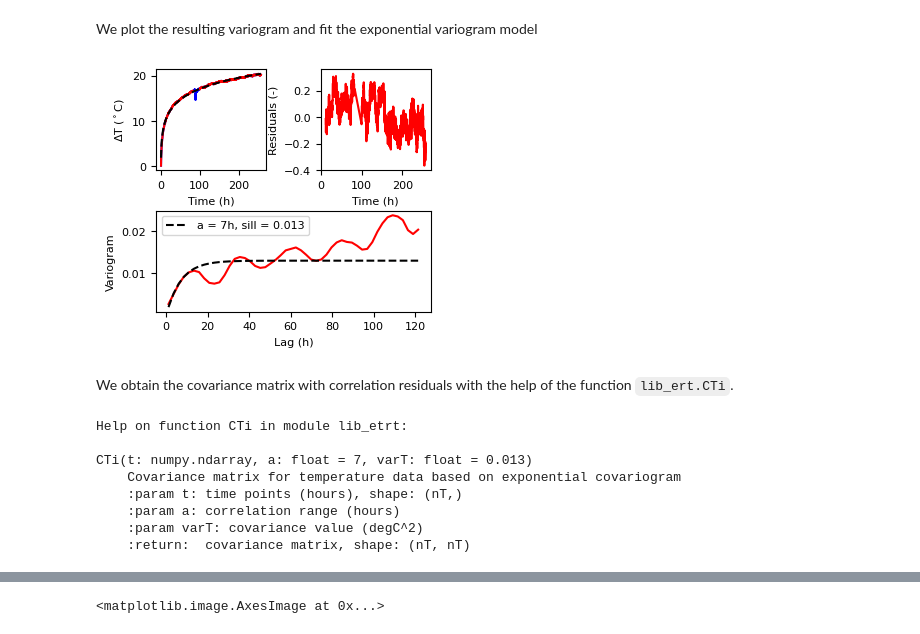
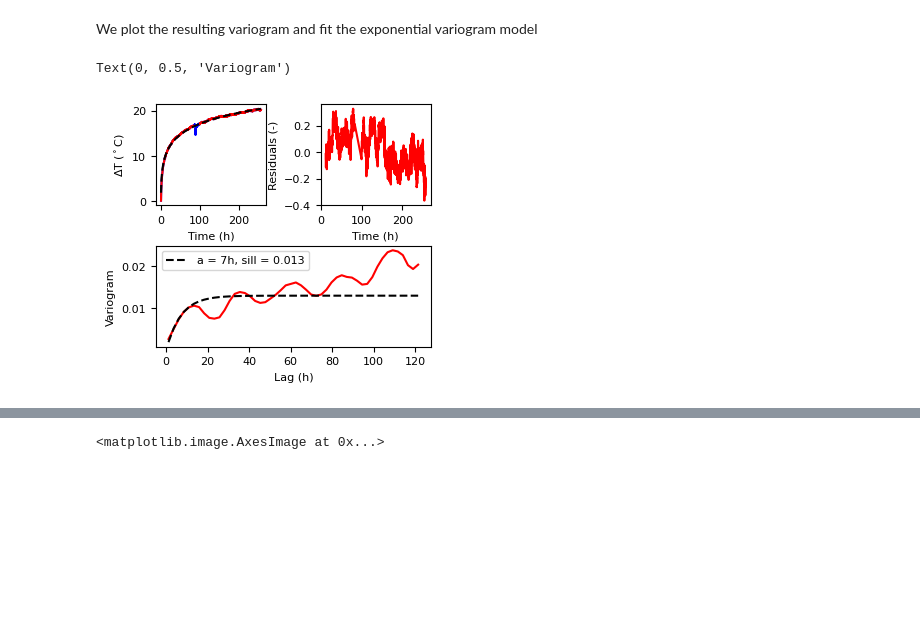
Before and after one commit to GeoCode-polymtl/E-TRT, a Jupyter notebook: ETRT_Varennes_example.ipynb, the cells around one changed output, grey strips where cells are left out. Drawn from its saved outputs; the diff is of its cells as text; code cells hidden in the pictures; blank space fills up the shorter version.

Commit message:
Add initial implementation of E-TRT package with core functionality and utilities

```diff
--- a/ETRT_Varennes_example.ipynb
+++ b/ETRT_Varennes_example.ipynb
@@ -288,50 +288,36 @@ We plot the resulting variogram and fit the exponential variogram model
 a = 7 # hours
 sill = 0.013
 exp_model = sill * (1 - np.exp(-lags /3600 / a))
-# %%
-import matplotlib.gridspec as gridspec
-
-fig = plt.figure(figsize=(9/2.54, 8/2.54))
-gs = gridspec.GridSpec(2, 2, height_ratios=[1, 1], width_ratios=[1, 1])
-gs.update(hspace=0.4, wspace=0.5)
-
-
-ax0 = fig.add_subplot(gs[0, 0])
-ax1 = fig.add_subplot(gs[0, 1])
-ax2 = fig.add_subplot(gs[1, :])
-
-ax0.plot(t_fiber/3600, T_fiber-T0, 'b-')
-ax0.plot(t_fiber[:500]/3600, T_fiber[:500]-T0, 'r-')
-ax0.plot(t_fiber[600:]/3600, T_fiber[600:]-T0, 'r-')
-ax0.plot(t_fiber/3600, dT_est, 'k--')
-
-ax1.plot(t/3600, resT, 'r-')
-
-ax2.plot(lags/3600, variogram, 'r-')
-ax2.plot(lags/3600, exp_model, 'k--', label='a = 7h, sill = 0.013')
-ax2.legend()
-
-
-ax0.set_xlabel('Time (h)')
-ax0.set_ylabel('$\Delta$T ($^\circ$C)')
-ax1.set_xlabel('Time (h)')
-ax1.set_ylabel('Residuals (-)')
-ax2.set_xlabel('Lag (h)')
-ax2.set_ylabel('Variogram')
-
-plt.tight_layout()
-# %% [output]
-[figure, removed]
-# %% [markdown]
-We obtain the covariance matrix with correlation residuals with the help of the function `lib_ert.CTi`.
-# %%
-help(CTi)
-# %% [output]
-Help on function CTi in module lib_etrt:
-
-CTi(t: numpy.ndarray, a: float = 7, varT: float = 0.013)
-    Covariance matrix for temperature data based on exponential covariogram
-    :param t: time points (hours), shape: (nT,)
-    :param a: correlation range (hours)
-    :param varT: covariance value (degC^2)
-    :return:  covariance matrix, shape: (nT, nT)
+# %%
+import matplotlib.gridspec as gridspec
+
+fig = plt.figure(figsize=(9/2.54, 8/2.54))
+gs = gridspec.GridSpec(2, 2, height_ratios=[1, 1], width_ratios=[1, 1])
+gs.update(hspace=0.4, wspace=0.5)
+
+
+ax0 = fig.add_subplot(gs[0, 0])
+ax1 = fig.add_subplot(gs[0, 1])
+ax2 = fig.add_subplot(gs[1, :])
+
+ax0.plot(t_fiber/3600, T_fiber-T0, 'b-')
+ax0.plot(t_fiber[:500]/3600, T_fiber[:500]-T0, 'r-')
+ax0.plot(t_fiber[600:]/3600, T_fiber[600:]-T0, 'r-')
+ax0.plot(t_fiber/3600, dT_est, 'k--')
+
+ax1.plot(t/3600, resT, 'r-')
+
+ax2.plot(lags/3600, variogram, 'r-')
+ax2.plot(lags/3600, exp_model, 'k--', label='a = 7h, sill = 0.013')
+ax2.legend()
+
+
+ax0.set_xlabel('Time (h)')
+ax0.set_ylabel('$\\Delta$T ($^\\circ$C)')
+ax1.set_xlabel('Time (h)')
+ax1.set_ylabel('Residuals (-)')
+ax2.set_xlabel('Lag (h)')
+ax2.set_ylabel('Variogram')
+# %% [output]
+Text(0, 0.5, 'Variogram')
+[figure, added]
```
Also changed, not shown: parts of 13 cells of this notebook, 4 other files.
